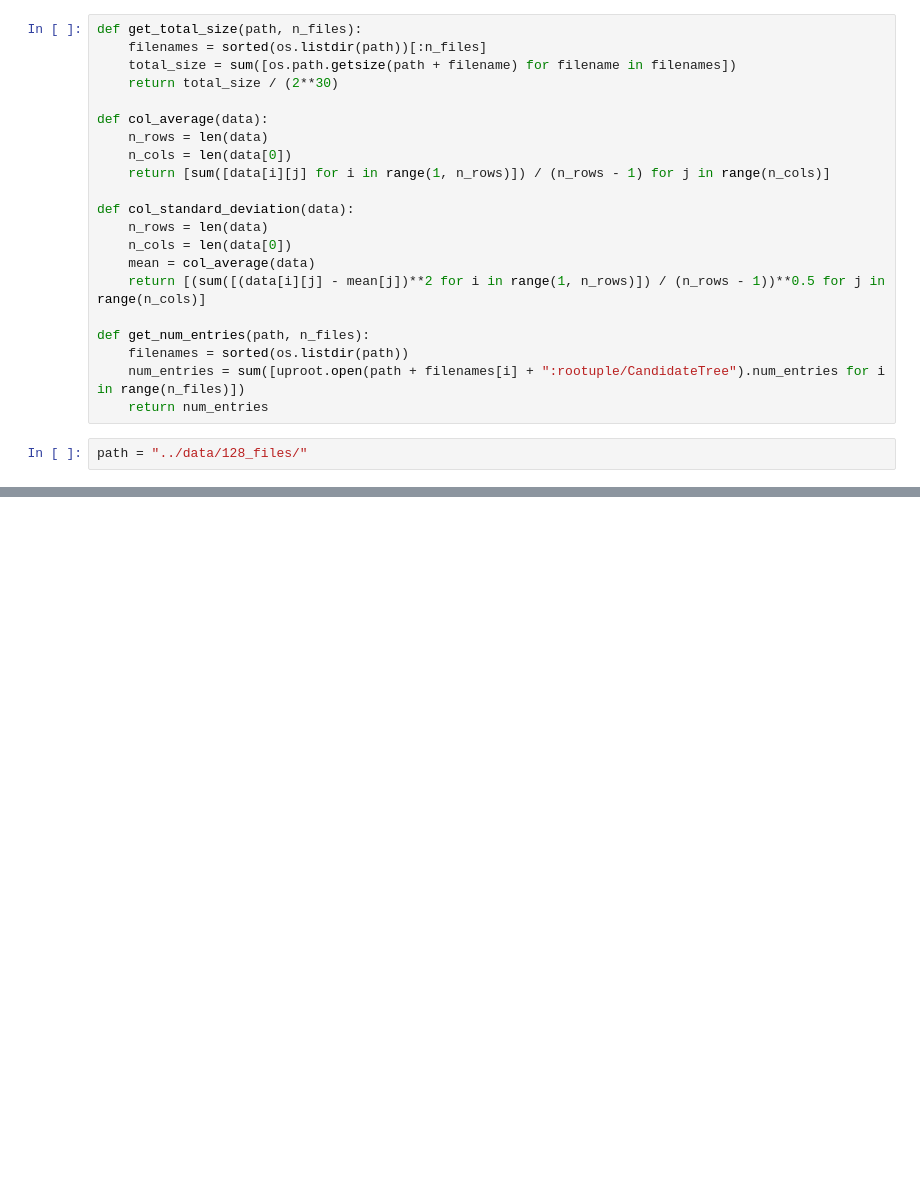
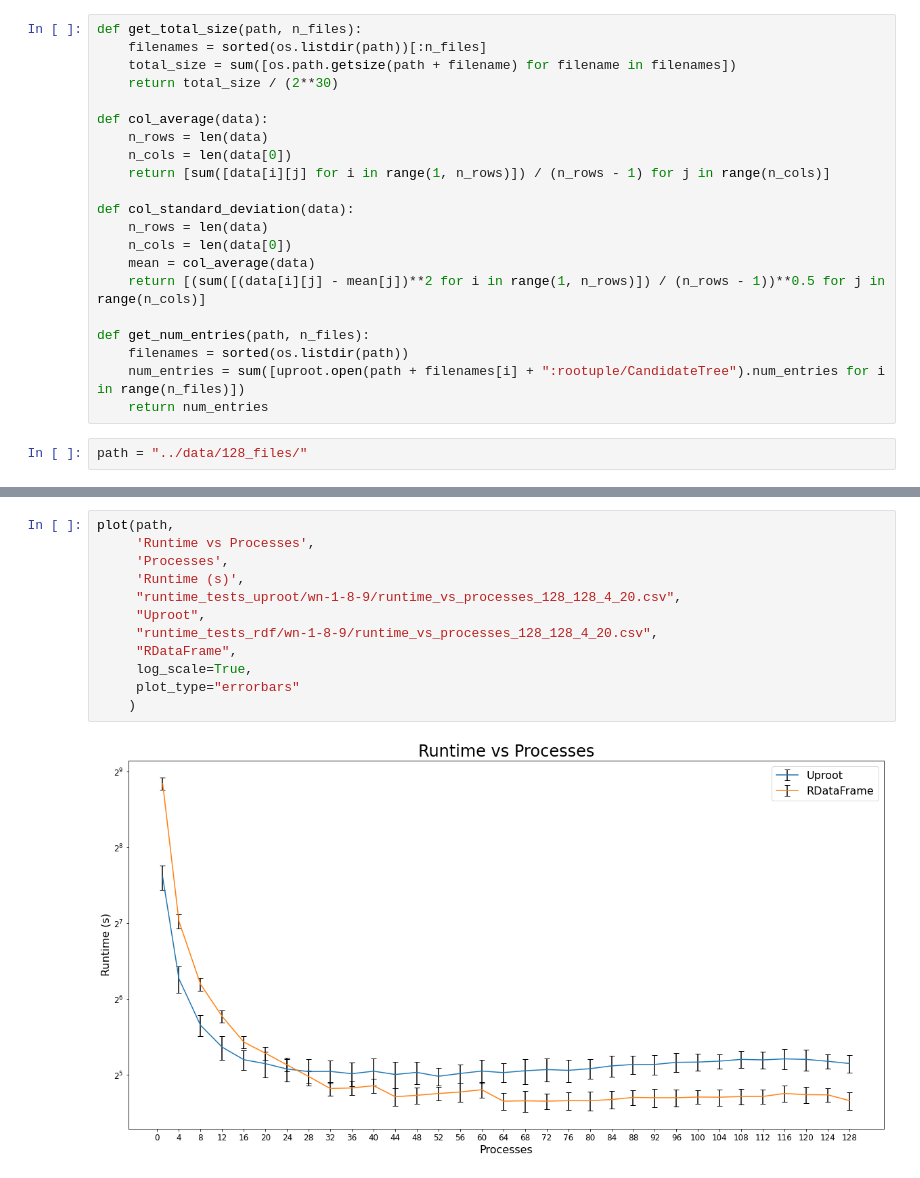
Before and after one commit to bucket420/DOE-INFN-2022, a Jupyter notebook: performance_analysis.ipynb, the cells around one changed output, grey strips where cells are left out. Cells and saved outputs as stored; diff of their text form; blank space fills up the shorter version.

```diff
--- a/performance_analysis.ipynb
+++ b/performance_analysis.ipynb
@@ -96,3 +82,17 @@ plot(path,
+# %%
+plot(path,
+     'Runtime vs Processes',
+     'Processes',
+     'Runtime (s)',
+     "runtime_tests_uproot/wn-1-8-9/runtime_vs_processes_128_128_4_20.csv",
+     "Uproot",
+     "runtime_tests_rdf/wn-1-8-9/runtime_vs_processes_128_128_4_20.csv",
+     "RDataFrame",
+     log_scale=True,
+     plot_type="errorbars"
+    )
+# %% [output]
+[figure, added]
 # %%
 plot(path,
      'Runtime vs Processes',
```
Also changed, not shown: parts of 6 cells of this notebook, 2 other files.
